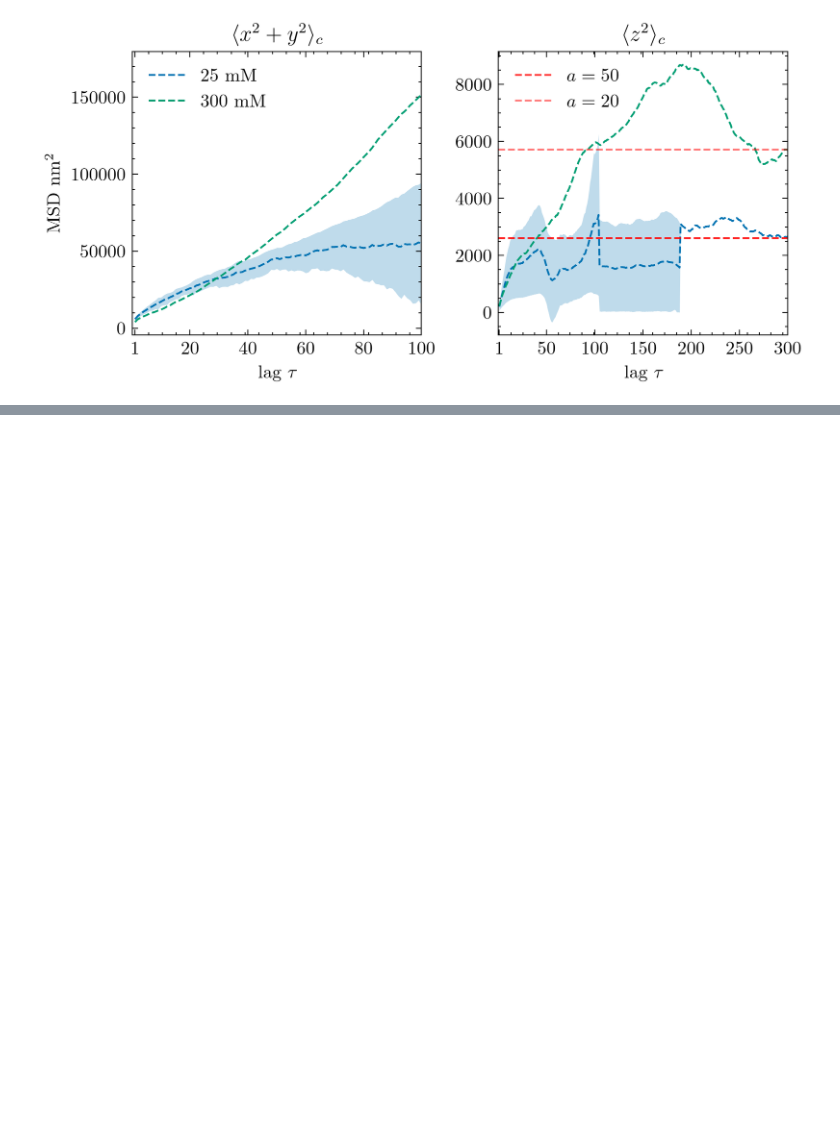
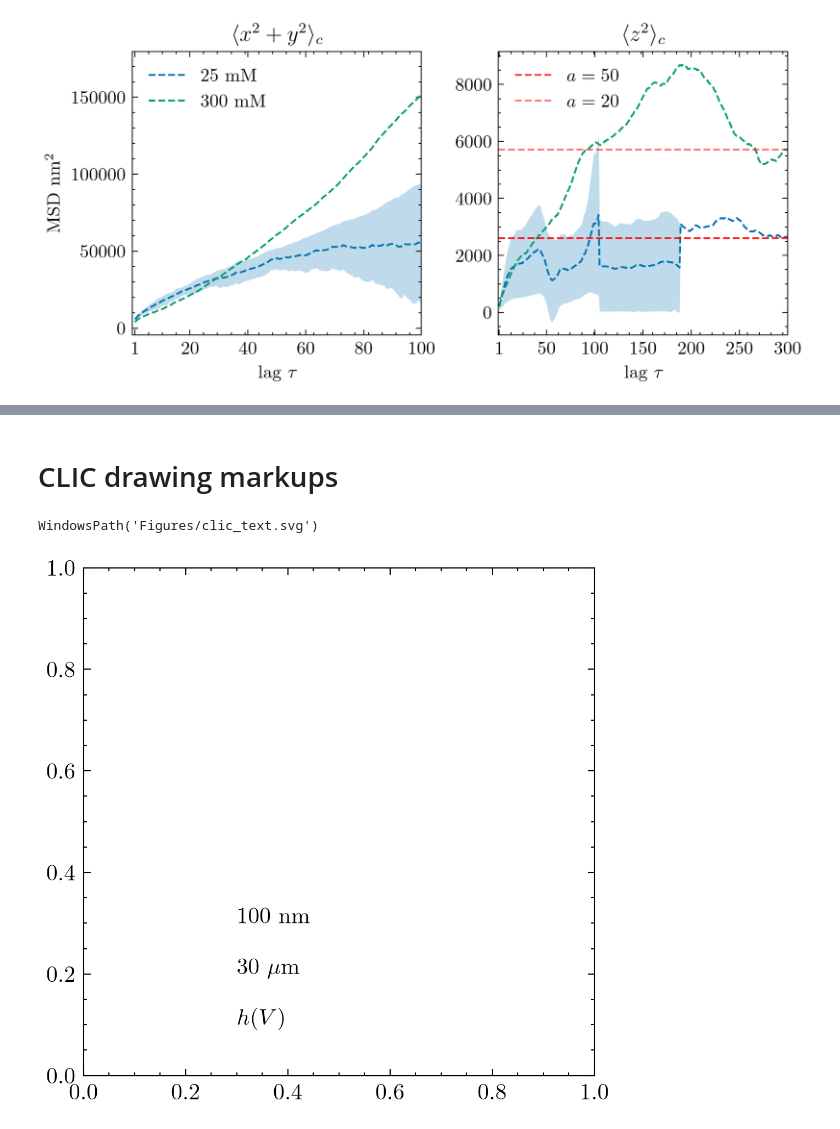
Before and after one commit to sinuose/mj_MASc_2026, a Jupyter notebook: Python/figures_chapter_7.ipynb, the cells around one changed output, grey strips where cells are left out. Saved outputs shown, nothing was run; the diff lists cells and outputs as text; code cells hidden in the pictures; blank space fills up the shorter version.

```diff
--- a/Python/figures_chapter_7.ipynb
+++ b/Python/figures_chapter_7.ipynb
@@ -2055,0 +2098,2 @@ WindowsPath('Figures/LNP_glycerol_MSD.svg')
+# %% [markdown]
+# CLIC drawing markups
@@ -2055,0 +2102,10 @@ WindowsPath('Figures/LNP_glycerol_MSD.svg')
+# %%
+# make a figure of relevant Text
+fig, ax = plt.subplots(1,1, figsize=(4,4))
+ax.text(0.3, 0.1, r'$h(V)$')
+ax.text(0.3, 0.2, r'$30$ $\mu$m')
+ax.text(0.3, 0.3, r'$100$ nm')
+save_fig(fig, "Figures/clic_text")
+# %% [output]
+WindowsPath('Figures/clic_text.svg')
+[figure, added]
```
Also changed, not shown: parts of 9 cells of this notebook, 23 other files.
